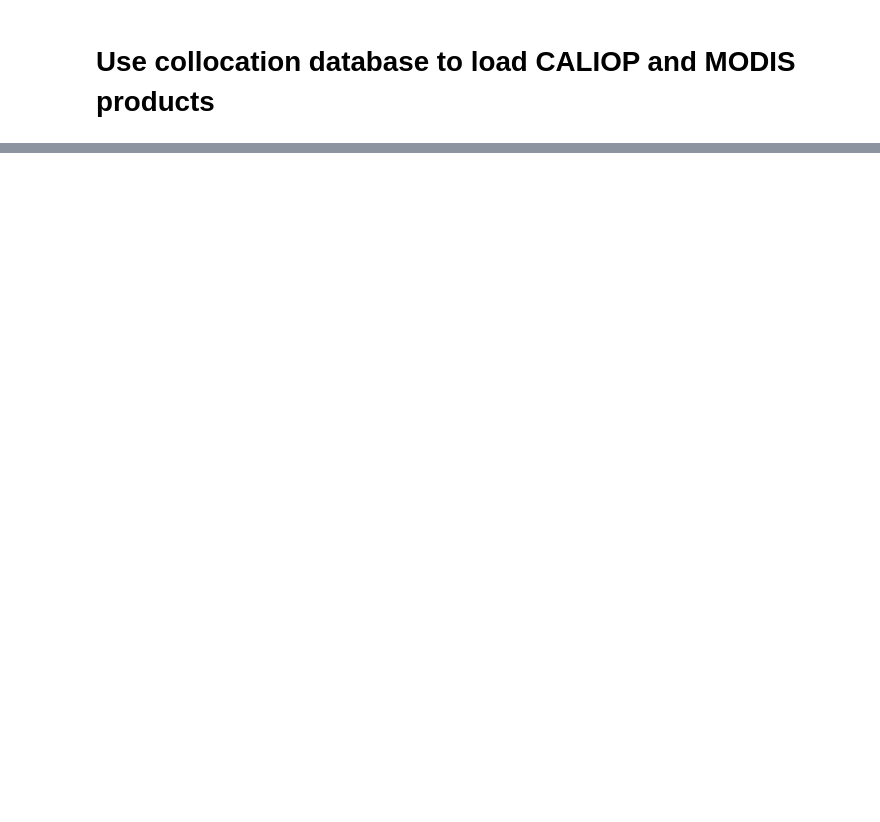
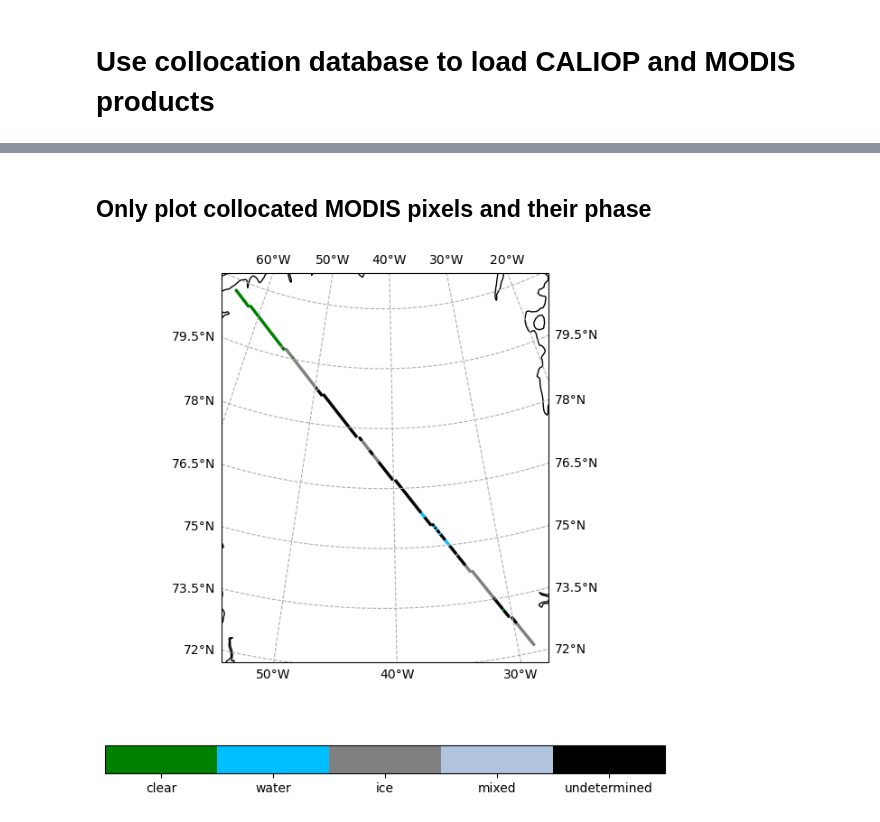
Before and after one commit to Kwartzl8/LIDAR-Cloud-Phase-Detection, a Jupyter notebook: testing_ground.ipynb, the cells around one changed output, grey strips where cells are left out. Cells and saved outputs as stored; diff of their text form; code cells hidden in the pictures; blank space fills up the shorter version.

```diff
--- a/testing_ground.ipynb
+++ b/testing_ground.ipynb
@@ -192,0 +430,59 @@ cbar.set_ticklabels(['Cloudy', 'Uncertain', 'Probably Clear', 'Confident Clear']
+# %% [markdown]
+## Only plot collocated MODIS pixels and their phase
+# %%
+from pyhdf.HDF import *
+from pyhdf.SD import *
+from pyhdf.V import *
+import pandas as pd
+import os
+import cartopy.crs as ccrs
+import numpy as np
+from matplotlib.colors import ListedColormap
+import matplotlib.pyplot as plt
+
+path_to_collocation_database = "./collocation_database/"
+date_folder = "2017/01"
+caliop_filename = "CAL_LID_L2_05kmMLay-Standard-V4-51.2017-01-01T13-52-38ZN"
+
+collocation_filepath = os.path.join(path_to_collocation_database, date_folder, caliop_filename + ".csv")
+collocation_table = pd.read_csv(collocation_filepath)
+
+MODIS_filename = "MYD06_L2.A2017001.1350.061.2018029075638.hdf"
+# MODIS_filename = "MYD06_L2.A2017001.1525.061.2018029080401.hdf"
+# MODIS_filename = "MYD06_L2.A2017001.1530.061.2018029075939.hdf"
+# filename_mask = collocation_table.MODIS_file == MODIS_filename
+modis_collocated_indices = collocation_table.modis_idx
+
+MODIS_path = os.path.join("./test_data/MODIS/2017/01/01/", MODIS_filename)
+
+MODIS_reader = SD(MODIS_path)
+modis_long, modis_lat = MODIS_reader.select("Longitude").get(), MODIS_reader.select("Latitude").get()
+modis_cloud_phase = MODIS_reader.select("Cloud_Phase_Infrared").get()
+
+
+modis_long = np.array(modis_long).flatten()[modis_collocated_indices]
+modis_lat = np.array(modis_lat).flatten()[modis_collocated_indices]
+modis_cloud_phase = np.array(modis_cloud_phase).flatten()[modis_collocated_indices]
+
+modis_central_long, modis_central_lat = np.median(modis_long), np.median(modis_lat)
+
+def byte_to_label(byte):
+    if byte == 6:
+        return 5.5
+    else:
+        return byte + 0.5
+
+labels = [byte_to_label(byte) for byte in np.array(modis_cloud_phase).flatten()]
+colormap = ListedColormap(['green', 'deepskyblue', 'grey', 'lightsteelblue', 'black'])
+
+ccrs_projection = ccrs.Orthographic(central_longitude=modis_central_long, central_latitude=modis_central_lat)
+fig, ax = plt.subplots(figsize=(8,8), subplot_kw={'projection': ccrs_projection})
+# ax.set_extent([np.min(modis_long), np.max(modis_long), np.min(modis_lat), np.max(modis_lat)], ccrs.PlateCarree())
+ax.coastlines(resolution='50m', color='black', linewidth=1)
+pos = ax.scatter(modis_long, modis_lat, c=labels, marker='.', s=10, cmap=colormap, transform=ccrs.PlateCarree(), alpha=1)
+ax.gridlines(crs=ccrs.PlateCarree(), draw_labels=True, linestyle="dashed")
+cbar = fig.colorbar(pos, ax=ax, location="bottom", ticks=np.arange(1, 6))
+
+cbar.set_ticklabels(['clear','water','ice','mixed', 'undetermined'])
+# %% [output]
+[figure, added]
```
Also changed, not shown: parts of 16 cells of this notebook, 5 other files.
